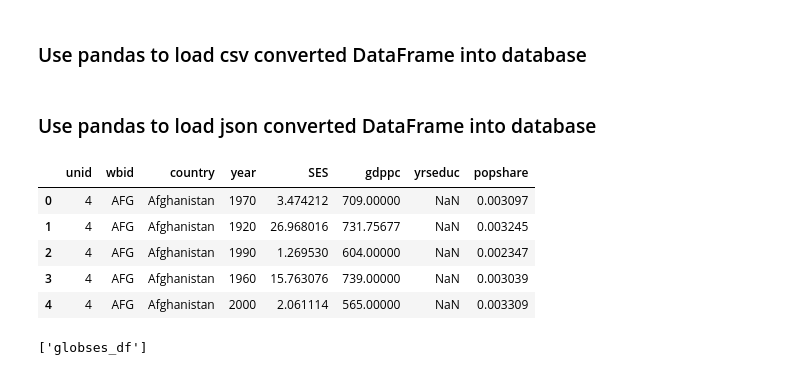
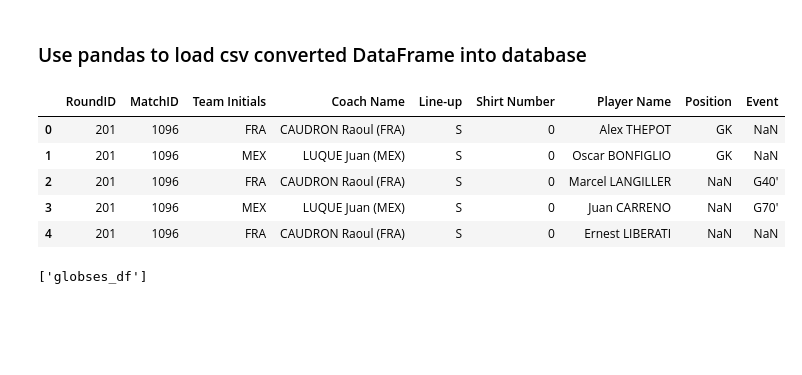
Before and after one commit to siwoolee44/ETLProject_Team15, a Jupyter notebook: etl_project.ipynb, the cells around one changed output. Saved outputs shown, nothing was run; the diff lists cells and outputs as text; code cells hidden in the pictures; blank space fills up the shorter version.

```diff
--- a/etl_project.ipynb
+++ b/etl_project.ipynb
@@ -34,7 +35,7 @@ matches_df.head()
 ### Store World Cup Players CSV into a DataFrame
 # %%
 csv_file = "Resources/WorldCupPlayers.csv"
-WorldCupPlayers_df = pd.read_csv(csv_file)
+WorldCupPlayers_df = pd.read_csv(csv_file, encoding="ISO-8859-1")
 WorldCupPlayers_df.tail()
 # %% [output]
 |  | RoundID | MatchID | Team Initials | Coach Name | Line-up | Shirt Number | Player Name | Position | Event |
@@ -129,5 +110,3 @@ for row in result:
 ### Use pandas to load csv converted DataFrame into database
 # %%
 #new_customer_data_df.to_sql(name='WorldCupMatches_df', con=conn, if_exists='append', index=False)
-# %% [markdown]
-### Use pandas to load json converted DataFrame into database
@@ -146,11 +113,11 @@ data.to_sql(name=etl_project, con=conn, if_exists = 'replace', index=False, flav
 # %%
-GLOBES_df.head()
+WorldCupPlayers_df.head()
 # %% [output]
-|  | unid | wbid | country | year | SES | gdppc | yrseduc | popshare |
-| 0 | 4 | AFG | Afghanistan | 1970 | 3.474212 | 709.00000 | NaN | 0.003097 |
-| 1 | 4 | AFG | Afghanistan | 1920 | 26.968016 | 731.75677 | NaN | 0.003245 |
-| 2 | 4 | AFG | Afghanistan | 1990 | 1.269530 | 604.00000 | NaN | 0.002347 |
-| 3 | 4 | AFG | Afghanistan | 1960 | 15.763076 | 739.00000 | NaN | 0.003039 |
-| 4 | 4 | AFG | Afghanistan | 2000 | 2.061114 | 565.00000 | NaN | 0.003309 |
+|  | RoundID | MatchID | Team Initials | Coach Name | Line-up | Shirt Number | Player Name | Position | Event |
+| 0 | 201 | 1096 | FRA | CAUDRON Raoul (FRA) | S | 0 | Alex THEPOT | GK | NaN |
+| 1 | 201 | 1096 | MEX | LUQUE Juan (MEX) | S | 0 | Oscar BONFIGLIO | GK | NaN |
+| 2 | 201 | 1096 | FRA | CAUDRON Raoul (FRA) | S | 0 | Marcel LANGILLER | NaN | G40' |
+| 3 | 201 | 1096 | MEX | LUQUE Juan (MEX) | S | 0 | Juan CARRENO | NaN | G70' |
+| 4 | 201 | 1096 | FRA | CAUDRON Raoul (FRA) | S | 0 | Ernest LIBERATI | NaN | NaN |
 # %%
 engine = create_engine('mysql://root:A3ro$mith@localhost:3306/etl_project', echo=False)
```
Also changed, not shown: parts of 16 cells of this notebook.
